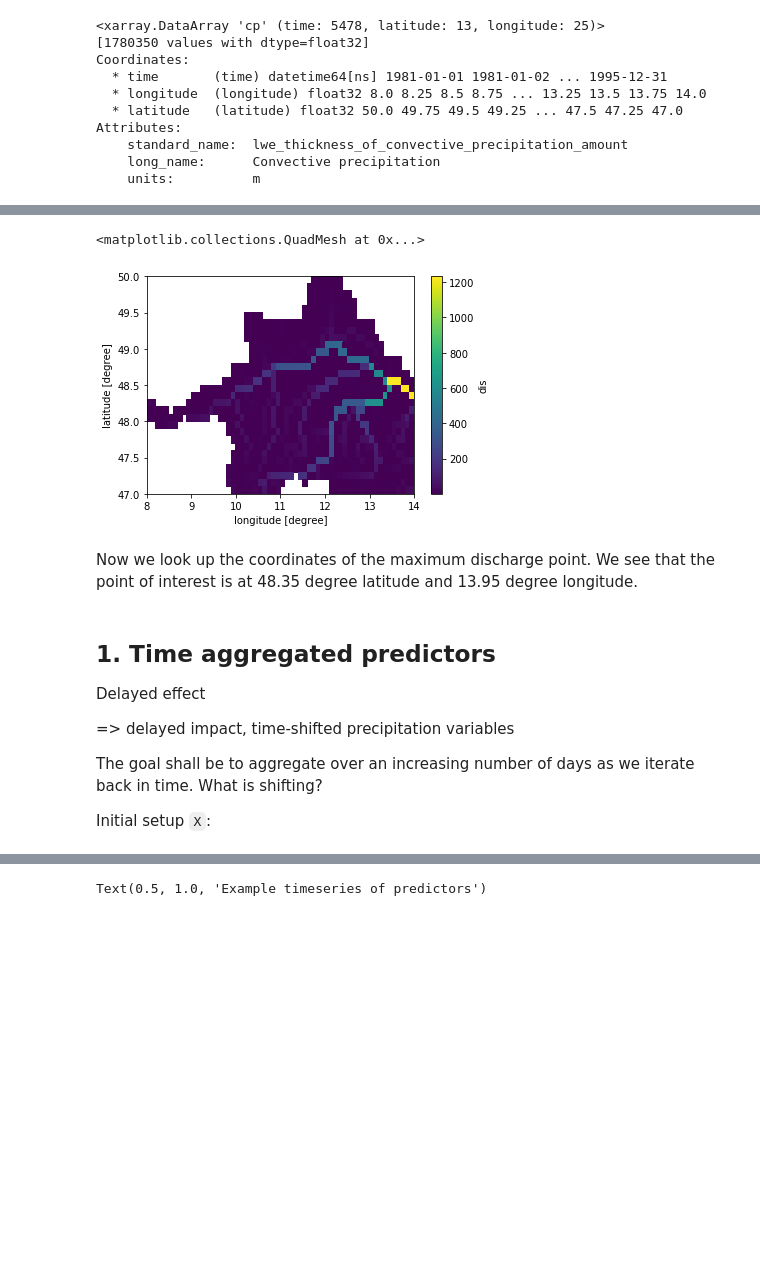
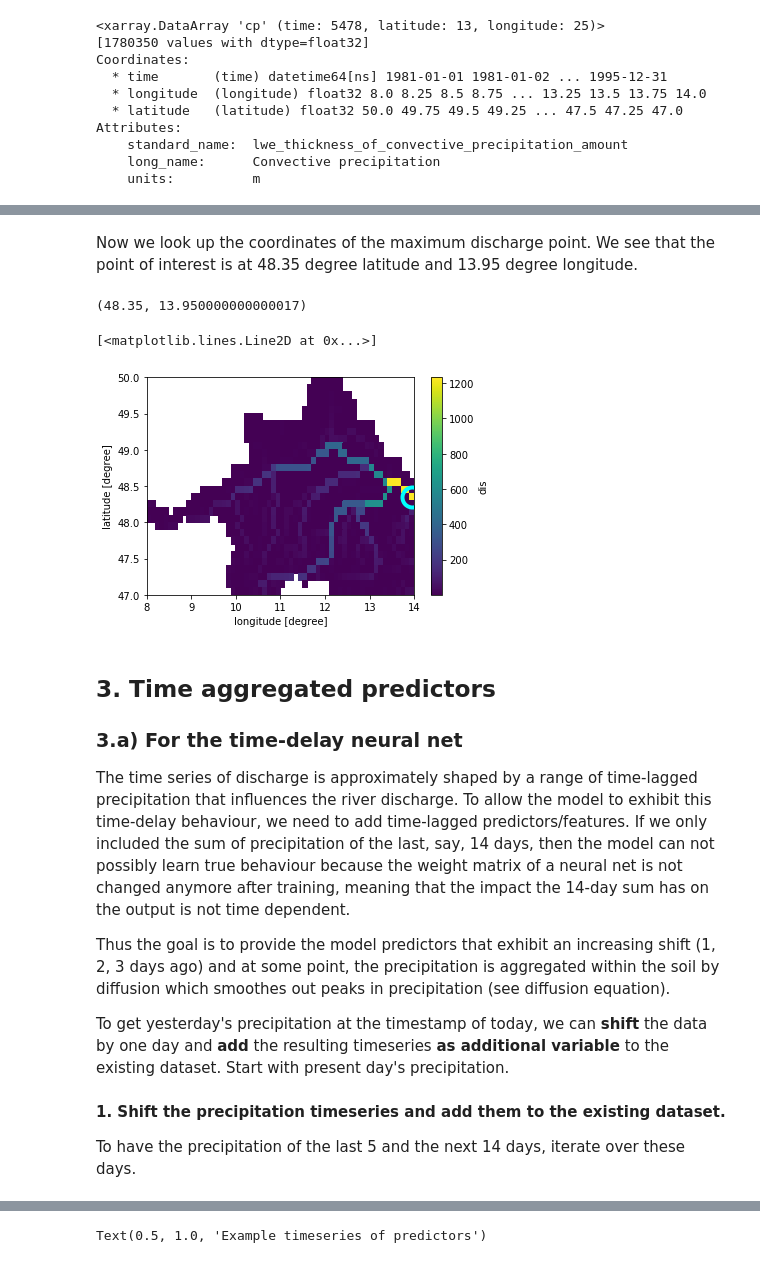
Before and after one commit to ECMWFCode4Earth/ml_flood, a Jupyter notebook: notebooks/2_preprocessing/2.02_feature_engineering_in_time.ipynb, the cells around one changed output, grey strips where cells are left out. Saved outputs shown, nothing was run; the diff lists cells and outputs as text; code cells hidden in the pictures; blank space fills up the shorter version.

```diff
--- a/notebooks/2_preprocessing/2.02_feature_engineering_in_time.ipynb
+++ b/notebooks/2_preprocessing/2.02_feature_engineering_in_time.ipynb
@@ -92,23 +91,33 @@ from python.aux.utils_floodmodel import get_mask_of_basin
 # %%
 danube_catchment = get_mask_of_basin(glofas['dis'].isel(time=0))
 dis = glofas['dis'].where(danube_catchment)
-dis_mean = dis.mean('time')
-dis_mean.plot()
-# %% [output]
-<matplotlib.collections.QuadMesh at 0x...>
-[figure, removed]
 # %% [markdown]
 Now we look up the coordinates of the maximum discharge point. We see that the point of interest is at 48.35 degree latitude and 13.95 degree longitude.
-# %% [markdown]
-## 1. Time aggregated predictors
-Delayed effect
-
-=> delayed impact, time-shifted precipitation variables
-
-The goal shall be to aggregate over an increasing number of days as we iterate back in time.
-What is shifting?
-
-Initial setup `X`:
+# %%
+maximum = dis.where(dis==dis.max(), drop=True)
+lat, lon = float(maximum.latitude), float(maximum.longitude)
+lat, lon
+# %% [output]
+(48.35, 13.950000000000017)
+# %%
+poi = dict(latitude=48.35, longitude=13.95)
+dis_mean = dis.mean('time')
+dis_mean.plot()
+plt.gca().plot(lon, lat, color='cyan', marker='o',
+               markersize=20, mew=4, markerfacecolor='none')
+# %% [output]
+[<matplotlib.lines.Line2D at 0x...>]
+[figure, added]
+# %% [markdown]
+## 3. Time aggregated predictors
+
+### 3.a) For the time-delay neural net
+The time series of discharge is approximately shaped by a range of time-lagged precipitation that influences the river discharge. To allow the model to exhibit this time-delay behaviour, we need to add time-lagged predictors/features. If we only included the sum of precipitation of the last, say, 14 days, then the model can not possibly learn true behaviour because the weight matrix of a neural net is not changed anymore after training, meaning that the impact the 14-day sum has on the output is not time dependent.
+
+Thus the goal is to provide the model predictors that exhibit an increasing shift (1, 2, 3 days ago) and at some point, the precipitation is aggregated within the soil by diffusion which smoothes out peaks in precipitation (see diffusion equation).
+
+To get yesterday's precipitation at the timestamp of today, we can **shift** the data by one day and **add** the resulting timeseries **as additional variable** to the existing dataset.
+Start with present day's precipitation.
 # %%
 X = era5[['lsp', 'cp']]
 # %%
@@ -116,0 +125,4 @@ from python.aux.utils import calc_area
+# %% [markdown]
+**1. Shift the precipitation timeseries and add them to the existing dataset.**
+
+To have the precipitation of the last 5  and the next 14 days, iterate over these days.
```
Also changed, not shown: parts of 22 cells of this notebook.
